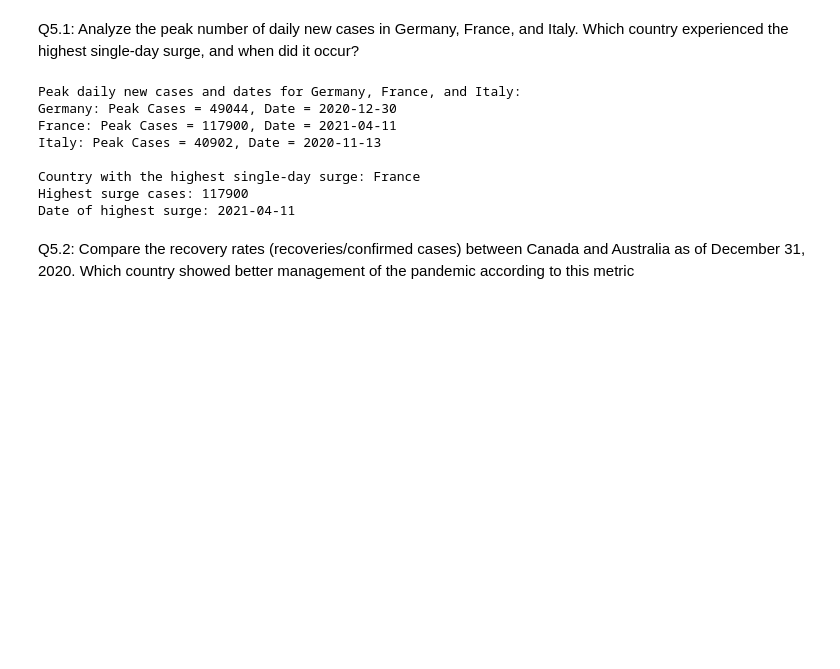
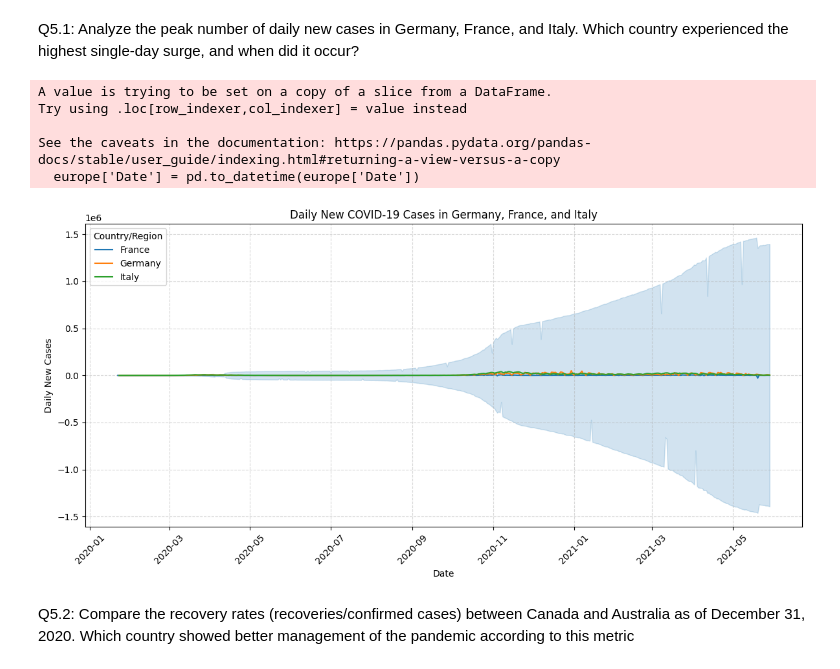
Before and after one commit to ajit421/COVID-19_Data_Analysis, a Jupyter notebook: COVID_19_Data_Analysis.ipynb, the cells around one changed output. Cells and saved outputs as stored; diff of their text form; code cells hidden in the pictures; blank space fills up the shorter version.

```diff
--- a/COVID_19_Data_Analysis.ipynb
+++ b/COVID_19_Data_Analysis.ipynb
@@ -209,3 +103,12 @@ Length: 498, dtype: int64
+# %%
+def fill_missing(df):
+    date_cols = df.columns[4:]
+    df[date_cols] = df[date_cols].fillna(method='ffill', axis=1).fillna(0)
+    return df
+
+confirmed = fill_missing(confirmed)
+deaths = fill_missing(deaths)
+recovered = fill_missing(recovered)
 # %% [markdown]
 Question 4: Data Cleaning and Preparation
 # %% [markdown]
@@ -246,0 +116,2 @@ Remaining missing values after replacement: 0
+# %%
+confirmed['Province/State'] = confirmed['Province/State'].fillna('All Provinces')
@@ -248,47 +122,32 @@ Remaining missing values after replacement: 0
 Question 5: Independent Dataset Analysis
 # %% [markdown]
 Q5.1: Analyze the peak number of daily new cases in Germany, France, and Italy. Which country experienced the highest single-day surge, and when did it occur?
-# %%
-# Select the relevant countries and drop unnecessary columns
-countries = ['Germany', 'France', 'Italy']
-confirmed_countries = confirmed_filled[confirmed_filled['Country/Region'].isin(countries)].drop(columns=['Province/State', 'Lat', 'Long'])
-
-# Group by country and sum up cases across different provinces/states within each country
-confirmed_countries_agg = confirmed_countries.groupby('Country/Region').sum()
-
-# Transpose the DataFrame so dates are rows and countries are columns
-confirmed_countries_agg_T = confirmed_countries_agg.T
-
-# Calculate daily new cases
-daily_new_cases = confirmed_countries_agg_T.diff().fillna(0)
-
-# Convert column names to datetime objects for easier handling
-daily_new_cases.index = pd.to_datetime(daily_new_cases.index)
-
-# Find the peak daily new cases for each country
-peak_cases = daily_new_cases.max()
-peak_dates = daily_new_cases.idxmax()
-
-print("Peak daily new cases and dates for Germany, France, and Italy:")
-for country in countries:
-    print(f"{country}: Peak Cases = {int(peak_cases[country])}, Date = {peak_dates[country].strftime('%Y-%m-%d')}")
-
-# Find the country with the highest single-day surge
-highest_surge_country = peak_cases.idxmax()
-highest_surge_cases = peak_cases.max()
-highest_surge_date = peak_dates[highest_surge_country]
-
-print(f"\nCountry with the highest single-day surge: {highest_surge_country}")
-print(f"Highest surge cases: {int(highest_surge_cases)}")
-print(f"Date of highest surge: {highest_surge_date.strftime('%Y-%m-%d')}")
-# %% [output]
-Peak daily new cases and dates for Germany, France, and Italy:
-Germany: Peak Cases = 49044, Date = 2020-12-30
-France: Peak Cases = 117900, Date = 2021-04-11
-Italy: Peak Cases = 40902, Date = 2020-11-13
-
-Country with the highest single-day surge: France
-Highest surge cases: 117900
-Date of highest surge: 2021-04-11
+# %%
+confirmed_long = confirmed.melt(id_vars=['Country/Region', 'Province/State'], value_vars=confirmed.columns[4:], var_name='Date', value_name='Cases')
+europe = confirmed_long[confirmed_long['Country/Region'].isin(['Germany', 'France', 'Italy'])]
+europe['Date'] = pd.to_datetime(europe['Date'])
+europe = europe.sort_values(['Country/Region', 'Date'])
+europe['Daily New Cases'] = europe.groupby('Country/Region')['Cases'].diff()
+
+# Find the peak record
+peak = europe.loc[europe.groupby('Country/Region')['Daily New Cases'].idxmax()]
+top_peak = peak.loc[peak['Daily New Cases'].idxmax()]
+
+plt.figure(figsize=(12, 6))
+sns.lineplot(data=europe, x='Date', y='Daily New Cases', hue='Country/Region')
+plt.title("Daily New COVID-19 Cases in Germany, France, and Italy")
+plt.xlabel("Date")
+plt.ylabel("Daily New Cases")
+plt.xticks(rotation=45)
+plt.grid(True, linestyle='--', alpha=0.5)
+plt.tight_layout()
+plt.show()
+# %% [output]
+A value is trying to be set on a copy of a slice from a DataFrame.
+Try using .loc[row_indexer,col_indexer] = value instead
+
+See the caveats in the documentation: https://pandas.pydata.org/pandas-docs/stable/user_guide/indexing.html#returning-a-view-versus-a-copy
+  europe['Date'] = pd.to_datetime(europe['Date'])
+[figure, added]
 # %% [markdown]
 Q5.2: Compare the recovery rates (recoveries/confirmed cases) between Canada and Australia as of December 31, 2020. Which country showed better management of the pandemic according to this metric
```
Also changed, not shown: parts of 31 cells of this notebook.
